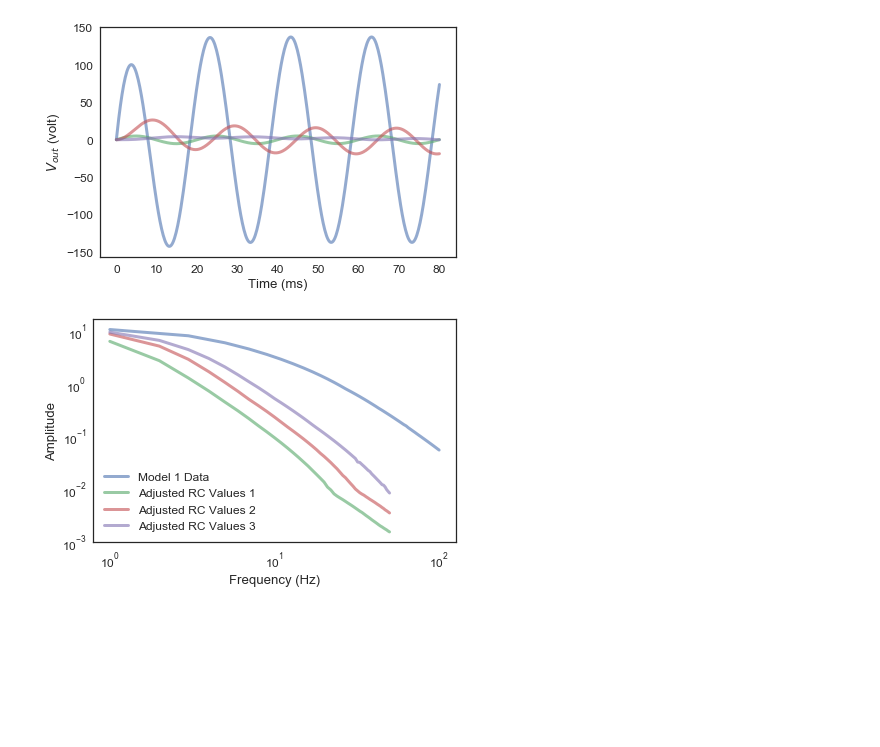
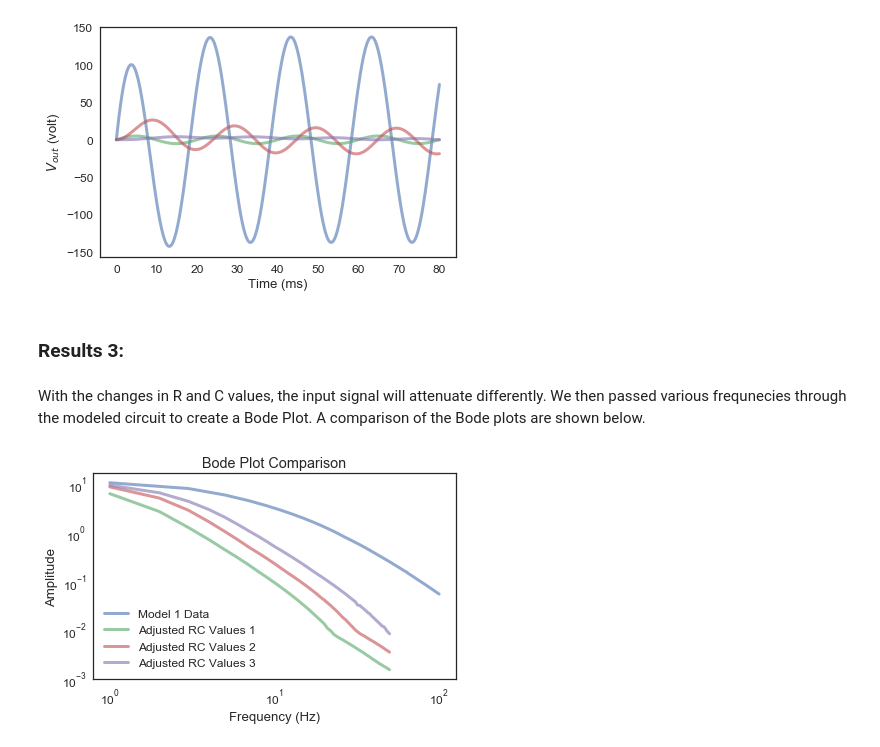
Before and after one commit to ThomasJagielski/ModSimPy, a Jupyter notebook: code/EKG Circuit Optimization Final.ipynb, the cells around one changed output. Saved outputs shown, nothing was run; the diff lists cells and outputs as text; code cells hidden in the pictures; blank space fills up the shorter version.

Commit message:
EKG Circuit Model Updates

```diff
--- a/code/EKG Circuit Optimization Final.ipynb
+++ b/code/EKG Circuit Optimization Final.ipynb
@@ -746,14 +758,19 @@ for f in linspace(1, 50, 50):
                     slope_func_low_pass,
                     G1, G2, run_sim_system4).ratio
     sweep4[f] = state;
+# %% [markdown]
+### Results 3:
+# %% [markdown]
+With the changes in R and C values, the input signal will attenuate differently.  We then passed various frequnecies through the modeled circuit to create a Bode Plot.  A comparison of the Bode plots are shown below.
 # %%
 plot(sweep, label = 'Model 1 Data')
 plot(sweep2, label = 'Adjusted RC Values 1')
 plot(sweep3, label = 'Adjusted RC Values 2')
 plot(sweep4, label = 'Adjusted RC Values 3')
 decorate(xlabel='Frequency (Hz)',
              ylabel='Amplitude',
              xscale='log',
-             yscale='log')
+             yscale='log',
+             title='Bode Plot Comparison')
 # %% [output]
-[figure, old version]
+[figure, new version]
```
Also changed, not shown: parts of 27 cells of this notebook.
